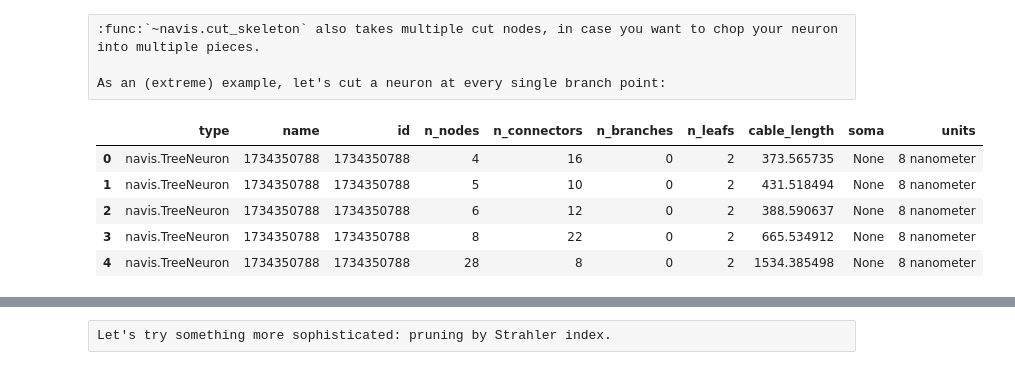
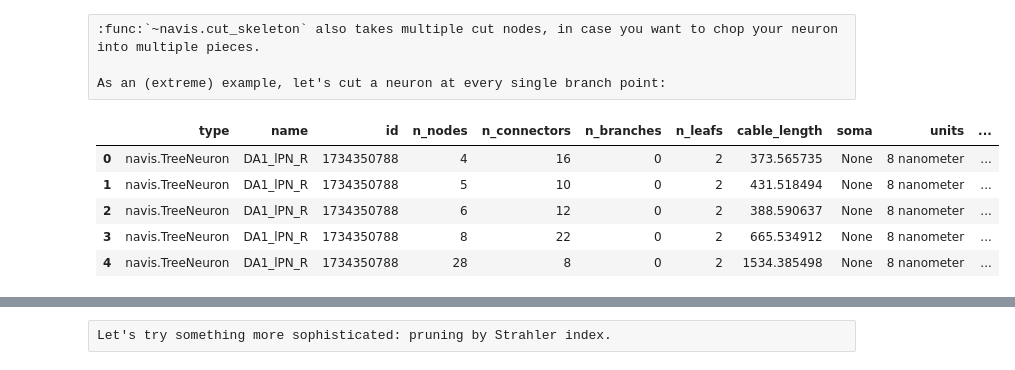
Before and after one commit to navis-org/navis, a Jupyter notebook: docs/source/tutorials/morph_processing.ipynb, the cells around one changed output, grey strips where cells are left out. Drawn from its saved outputs; the diff is of its cells as text; code cells hidden in the pictures.

```diff
--- a/docs/source/tutorials/morph_processing.ipynb
+++ b/docs/source/tutorials/morph_processing.ipynb
@@ -192,18 +196,19 @@ plt.show()
 
 As an (extreme) example, let's cut a neuron at every single branch point:
 # %%
-n = nl[0]
+n = navis.example_neurons(1, kind='skeleton')
+
 branch_points = n.nodes[n.nodes.type=='branch'].node_id.values
 
 cut = navis.cut_skeleton(n, branch_points)
 cut.head()
 # %% [output]
-|  | type | name | id | n_nodes | n_connectors | n_branches | n_leafs | cable_length | soma | units |
-| 0 | navis.TreeNeuron | 1734350788 | 1734350788 | 4 | 16 | 0 | 2 | 373.565735 | None | 8 nanometer |
-| 1 | navis.TreeNeuron | 1734350788 | 1734350788 | 5 | 10 | 0 | 2 | 431.518494 | None | 8 nanometer |
-| 2 | navis.TreeNeuron | 1734350788 | 1734350788 | 6 | 12 | 0 | 2 | 388.590637 | None | 8 nanometer |
-| 3 | navis.TreeNeuron | 1734350788 | 1734350788 | 8 | 22 | 0 | 2 | 665.534912 | None | 8 nanometer |
-| 4 | navis.TreeNeuron | 1734350788 | 1734350788 | 28 | 8 | 0 | 2 | 1534.385498 | None | 8 nanometer |
+|  | type | name | id | n_nodes | n_connectors | n_branches | n_leafs | cable_length | soma | units | ... |
+| 0 | navis.TreeNeuron | DA1_lPN_R | 1734350788 | 4 | 16 | 0 | 2 | 373.565735 | None | 8 nanometer | ... |
+| 1 | navis.TreeNeuron | DA1_lPN_R | 1734350788 | 5 | 10 | 0 | 2 | 431.518494 | None | 8 nanometer | ... |
+| 2 | navis.TreeNeuron | DA1_lPN_R | 1734350788 | 6 | 12 | 0 | 2 | 388.590637 | None | 8 nanometer | ... |
+| 3 | navis.TreeNeuron | DA1_lPN_R | 1734350788 | 8 | 22 | 0 | 2 | 665.534912 | None | 8 nanometer | ... |
+| 4 | navis.TreeNeuron | DA1_lPN_R | 1734350788 | 28 | 8 | 0 | 2 | 1534.385498 | None | 8 nanometer | ... |
 # %%
 # Plot neuron fragments
 fig, ax = navis.plot2d(cut, linewidth=1.5)
```
Also changed, not shown: parts of 10 cells of this notebook.
